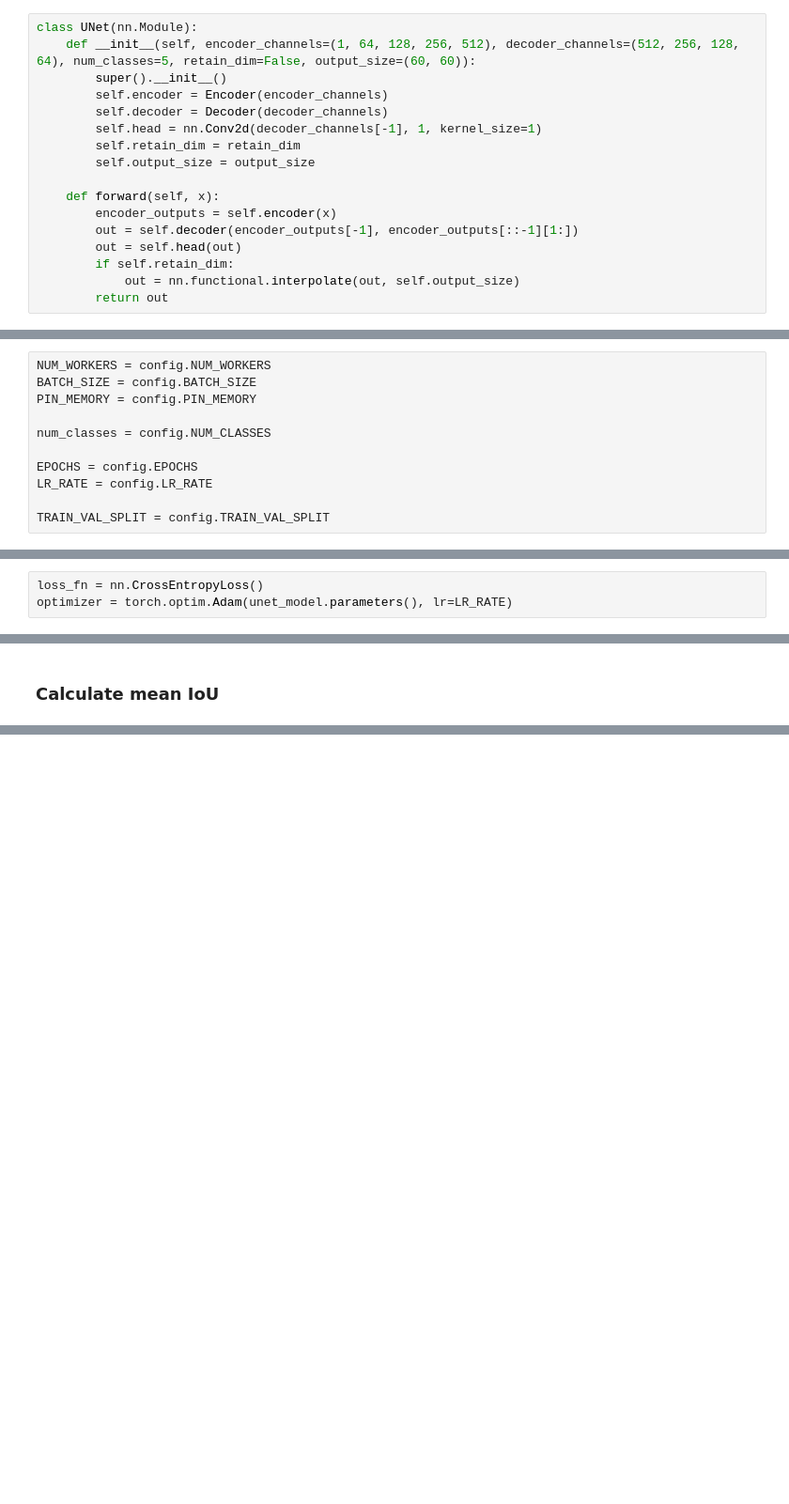
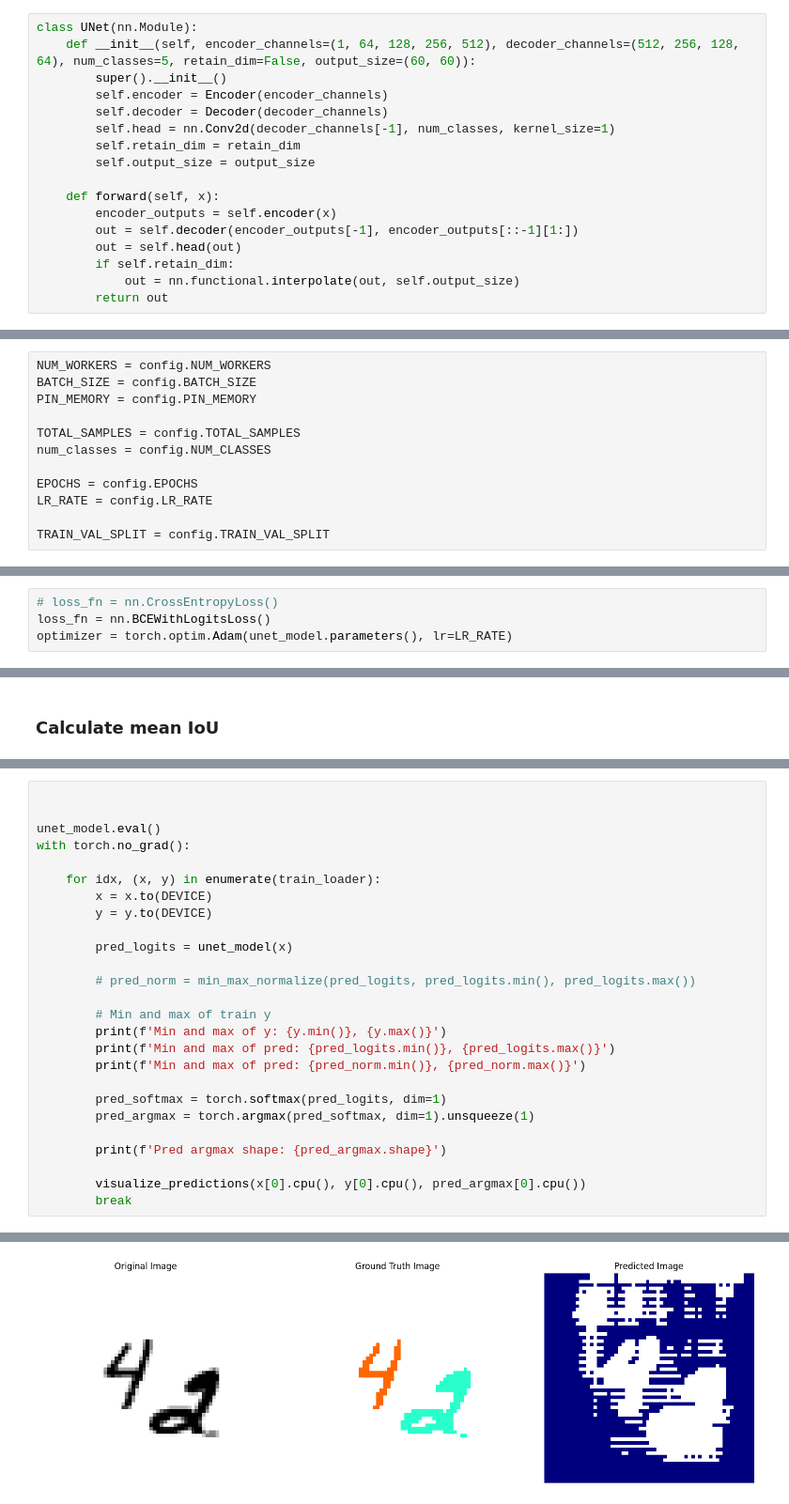
Before and after one commit to kvnptl/simple-deep-learning, a Jupyter notebook: unet_segmentation/unet_model.ipynb, the cells around one changed output, grey strips where cells are left out. Shown at 94% size. Drawn from its saved outputs; the diff is of its cells as text; blank space fills up the shorter version.

```diff
--- a/unet_segmentation/unet_model.ipynb
+++ b/unet_segmentation/unet_model.ipynb
@@ -105,7 +114,7 @@ class UNet(nn.Module):
         super().__init__()
         self.encoder = Encoder(encoder_channels)
         self.decoder = Decoder(decoder_channels)
-        self.head = nn.Conv2d(decoder_channels[-1], 1, kernel_size=1)
+        self.head = nn.Conv2d(decoder_channels[-1], num_classes, kernel_size=1)
         self.retain_dim = retain_dim
         self.output_size = output_size
 
@@ -160,6 +171,7 @@ NUM_WORKERS = config.NUM_WORKERS
 BATCH_SIZE = config.BATCH_SIZE
 PIN_MEMORY = config.PIN_MEMORY
 
+TOTAL_SAMPLES = config.TOTAL_SAMPLES
 num_classes = config.NUM_CLASSES
 
 EPOCHS = config.EPOCHS
@@ -342,7 +341,8 @@ Estimated Total Size (MB): 46.11
 # %% [markdown]
 ### Loss function and optimizer
 # %%
-loss_fn = nn.CrossEntropyLoss()
+# loss_fn = nn.CrossEntropyLoss()
+loss_fn = nn.BCEWithLogitsLoss()
 optimizer = torch.optim.Adam(unet_model.parameters(), lr=LR_RATE)
 # %% [markdown]
 ### Training loop
@@ -445,0 +495,27 @@ with torch.no_grad():
+# %%
+
+
+unet_model.eval()
+with torch.no_grad():
+
+    for idx, (x, y) in enumerate(train_loader):
+        x = x.to(DEVICE)
+        y = y.to(DEVICE)
+
+        pred_logits = unet_model(x)
+
+        # pred_norm = min_max_normalize(pred_logits, pred_logits.min(), pred_logits.max())
+
+        # Min and max of train y
+        print(f'Min and max of y: {y.min()}, {y.max()}')
+        print(f'Min and max of pred: {pred_logits.min()}, {pred_logits.max()}')
+        print(f'Min and max of pred: {pred_norm.min()}, {pred_norm.max()}')
+
+        pred_softmax = torch.softmax(pred_logits, dim=1)
+        pred_argmax = torch.argmax(pred_softmax, dim=1).unsqueeze(1)
+
+        print(f'Pred argmax shape: {pred_argmax.shape}')
+
+        visualize_predictions(x[0].cpu(), y[0].cpu(), pred_argmax[0].cpu())
+        break
+# %% [output]
@@ -445,0 +527 @@ with torch.no_grad():
+[figure, added]
```
Also changed, not shown: parts of 22 cells of this notebook, 4 other files.
